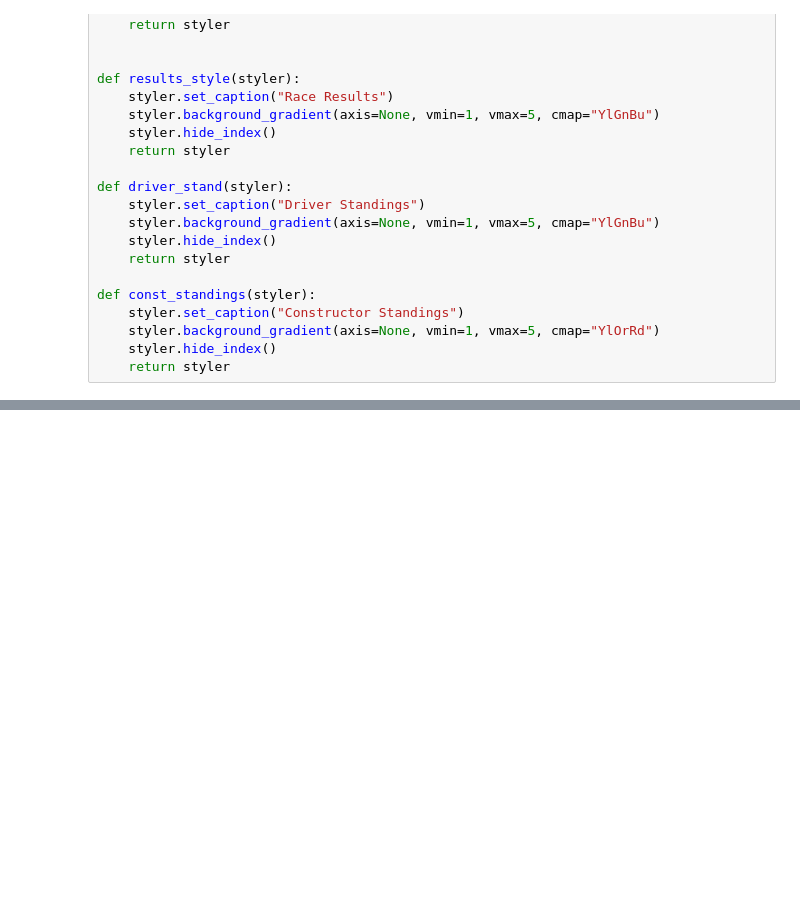
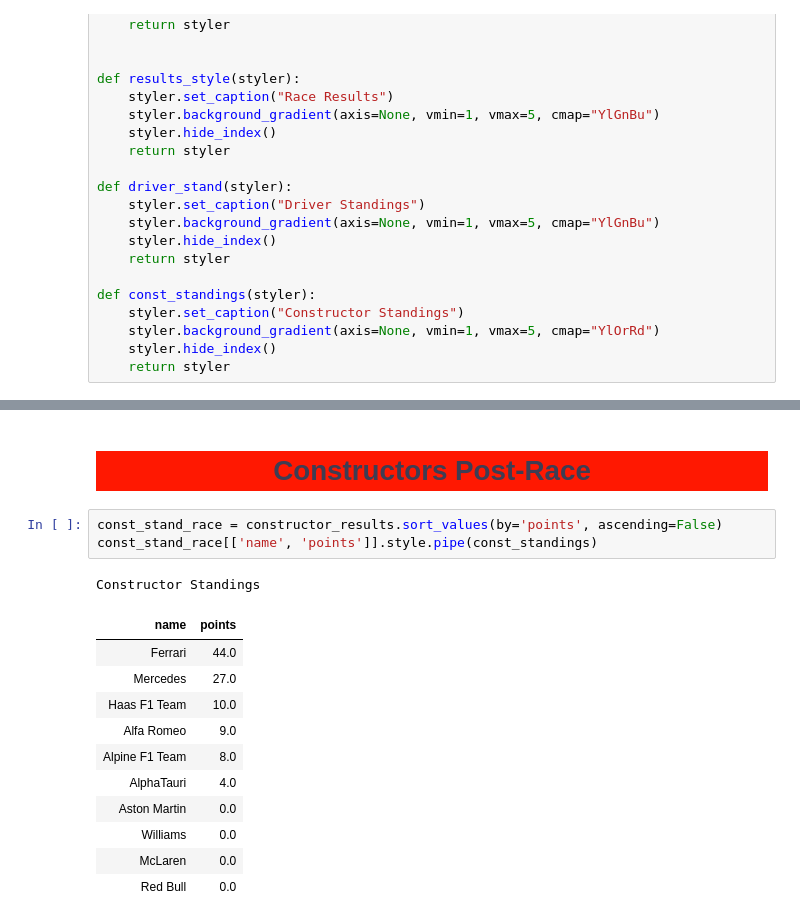
Before and after one commit to jon-bown/data_ML_projects, a Jupyter notebook: formula-1-race-summary.ipynb, the cells around one changed output, grey strips where cells are left out. Cells and saved outputs as stored; diff of their text form; blank space fills up the shorter version.

```diff
--- a/formula-1-race-summary.ipynb
+++ b/formula-1-race-summary.ipynb
@@ -431,0 +688,22 @@ Constructor Standings
+# %% [markdown]
+<a id="7"></a>
+<h1 style='background:#FF1801;border:0; color:black;
+    box-shadow: 10px 10px 5px 0px rgba(0,0,0,0.75);
+    transform: rotateX(10deg);
+    '><center style='color: #3E3D53;'>Constructors Post-Race</center></h1>
+# %%
+const_stand_race = constructor_results.sort_values(by='points', ascending=False)
+const_stand_race[['name', 'points']].style.pipe(const_standings)
+# %% [output]
+Constructor Standings
+| name | points |
+| Ferrari | 44.0 |
+| Mercedes | 27.0 |
+| Haas F1 Team | 10.0 |
+| Alfa Romeo | 9.0 |
+| Alpine F1 Team | 8.0 |
+| AlphaTauri | 4.0 |
+| Aston Martin | 0.0 |
+| Williams | 0.0 |
+| McLaren | 0.0 |
+| Red Bull | 0.0 |
```
Also changed, not shown: parts of 58 cells of this notebook.
